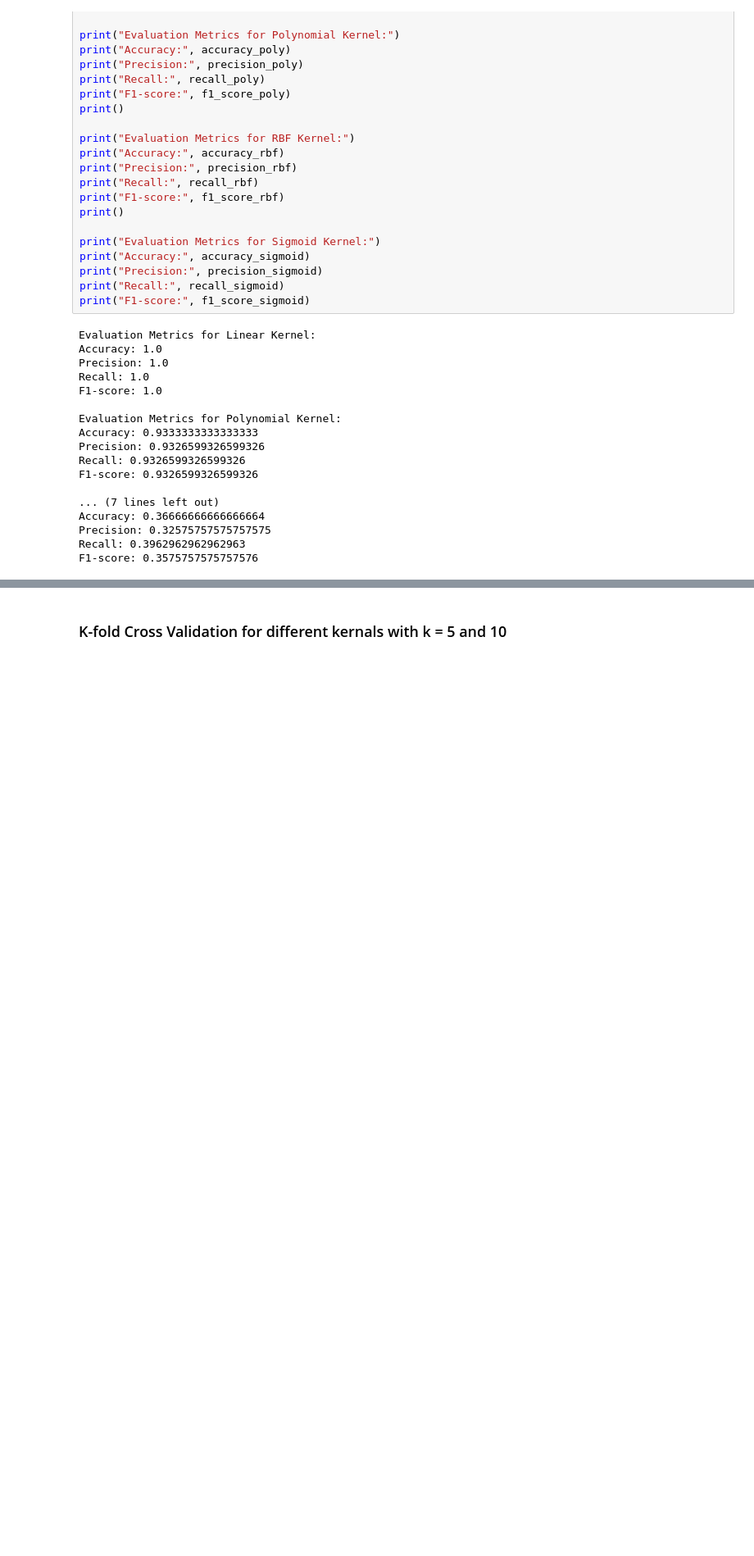
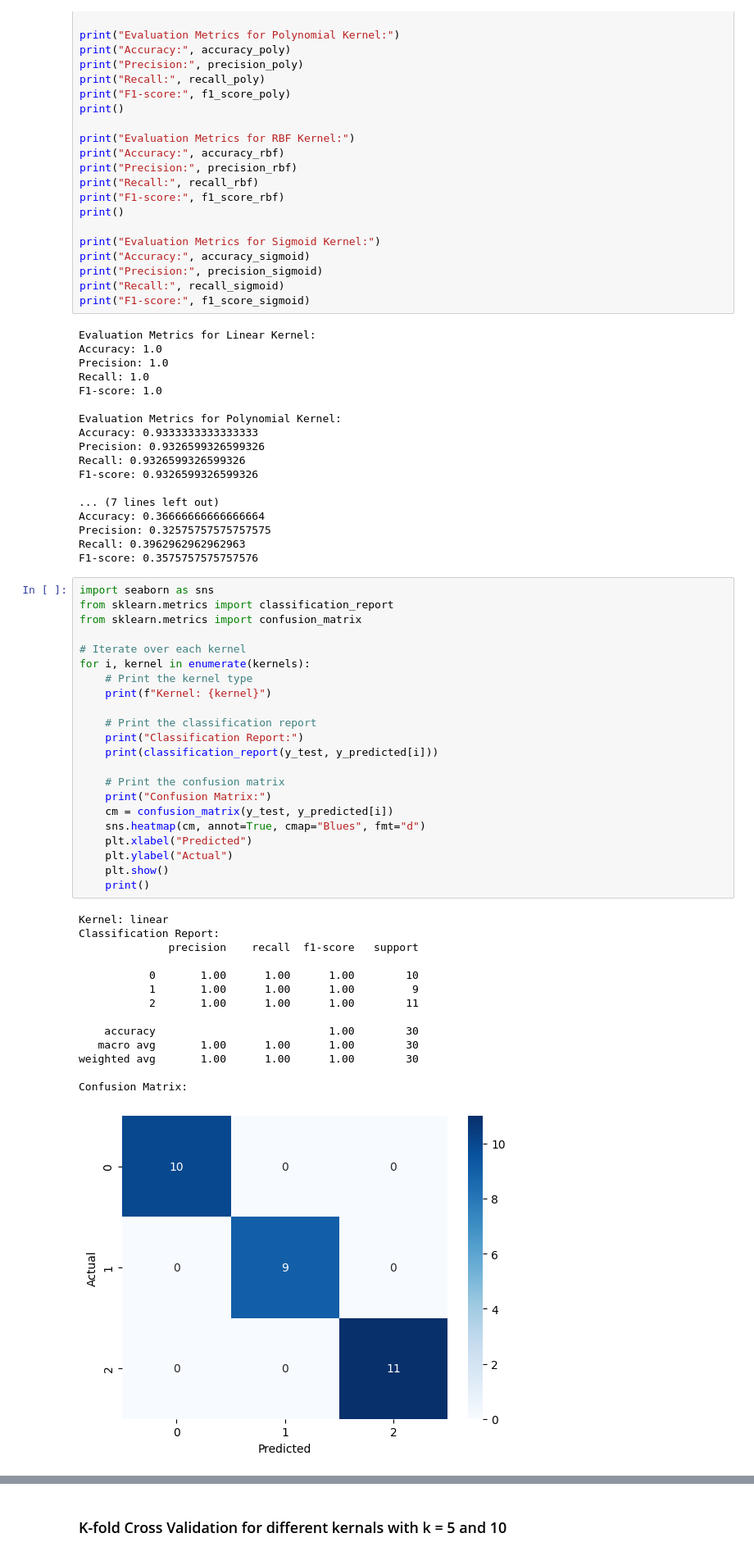
Before and after one commit to Dudam-Neeraj-Dattu/ML_Assignment_SVM_USD, a Jupyter notebook: iris_svm.ipynb, the cells around one changed output, grey strips where cells are left out. Shown at 82% size. Drawn from its saved outputs; the diff is of its cells as text; blank space fills up the shorter version.

Commit message:
added confusion matrices for each kernel

```diff
--- a/iris_svm.ipynb
+++ b/iris_svm.ipynb
@@ -207,3 +207,40 @@ Accuracy: 0.36666666666666664
 Precision: 0.32575757575757575
 Recall: 0.3962962962962963
 F1-score: 0.3575757575757576
+# %%
+import seaborn as sns
+from sklearn.metrics import classification_report
+from sklearn.metrics import confusion_matrix
+
+# Iterate over each kernel
+for i, kernel in enumerate(kernels):
+    # Print the kernel type
+    print(f"Kernel: {kernel}")
+
+    # Print the classification report
+    print("Classification Report:")
+    print(classification_report(y_test, y_predicted[i]))
+
+    # Print the confusion matrix
+    print("Confusion Matrix:")
+    cm = confusion_matrix(y_test, y_predicted[i])
+    sns.heatmap(cm, annot=True, cmap="Blues", fmt="d")
+    plt.xlabel("Predicted")
+    plt.ylabel("Actual")
+    plt.show()
+    print()
+# %% [output]
+Kernel: linear
+Classification Report:
+              precision    recall  f1-score   support
+
+           0       1.00      1.00      1.00        10
+           1       1.00      1.00      1.00         9
+           2       1.00      1.00      1.00        11
+
+    accuracy                           1.00        30
+   macro avg       1.00      1.00      1.00        30
+weighted avg       1.00      1.00      1.00        30
+
+Confusion Matrix:
+[figure, added]
```
Also changed, not shown: parts of 1 cell of this notebook.
